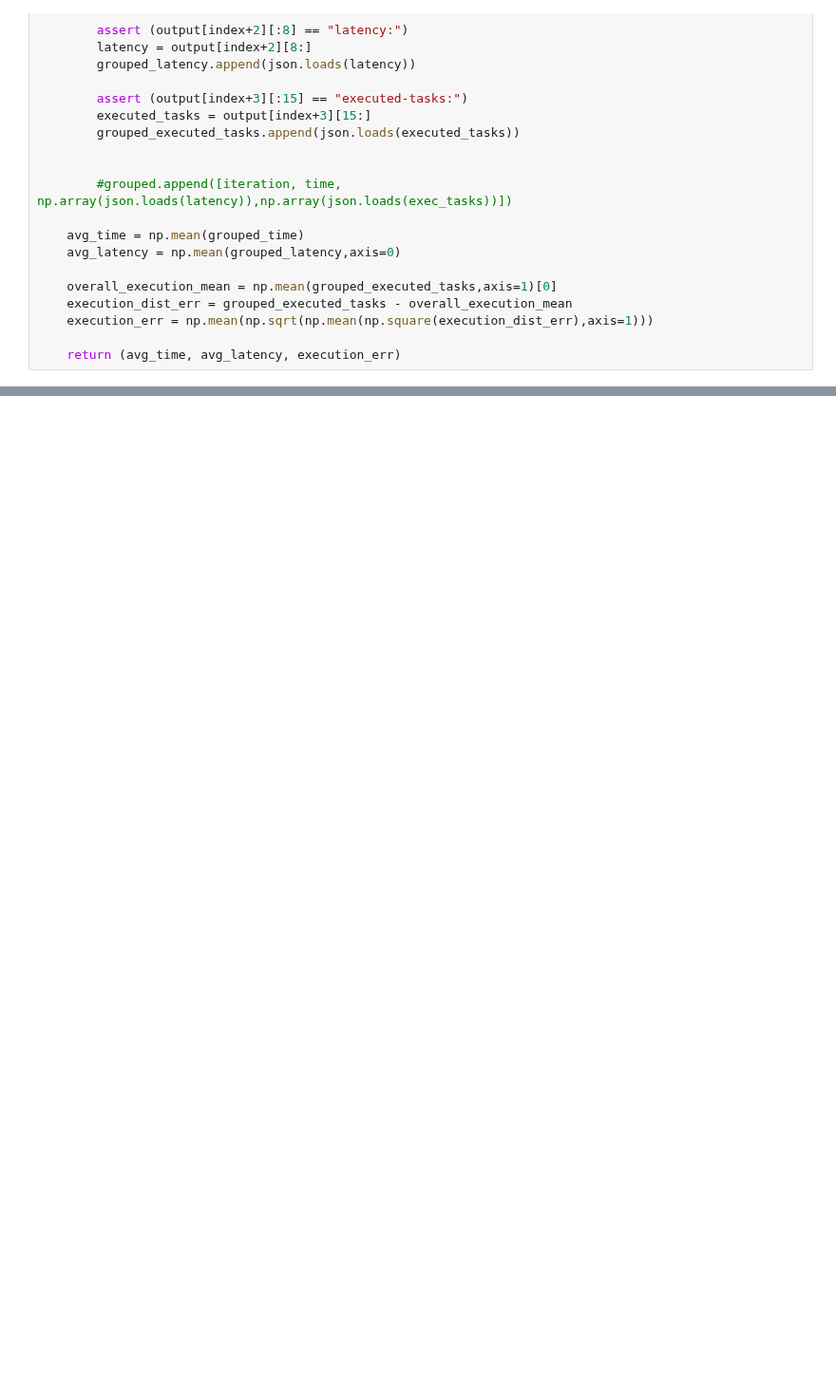
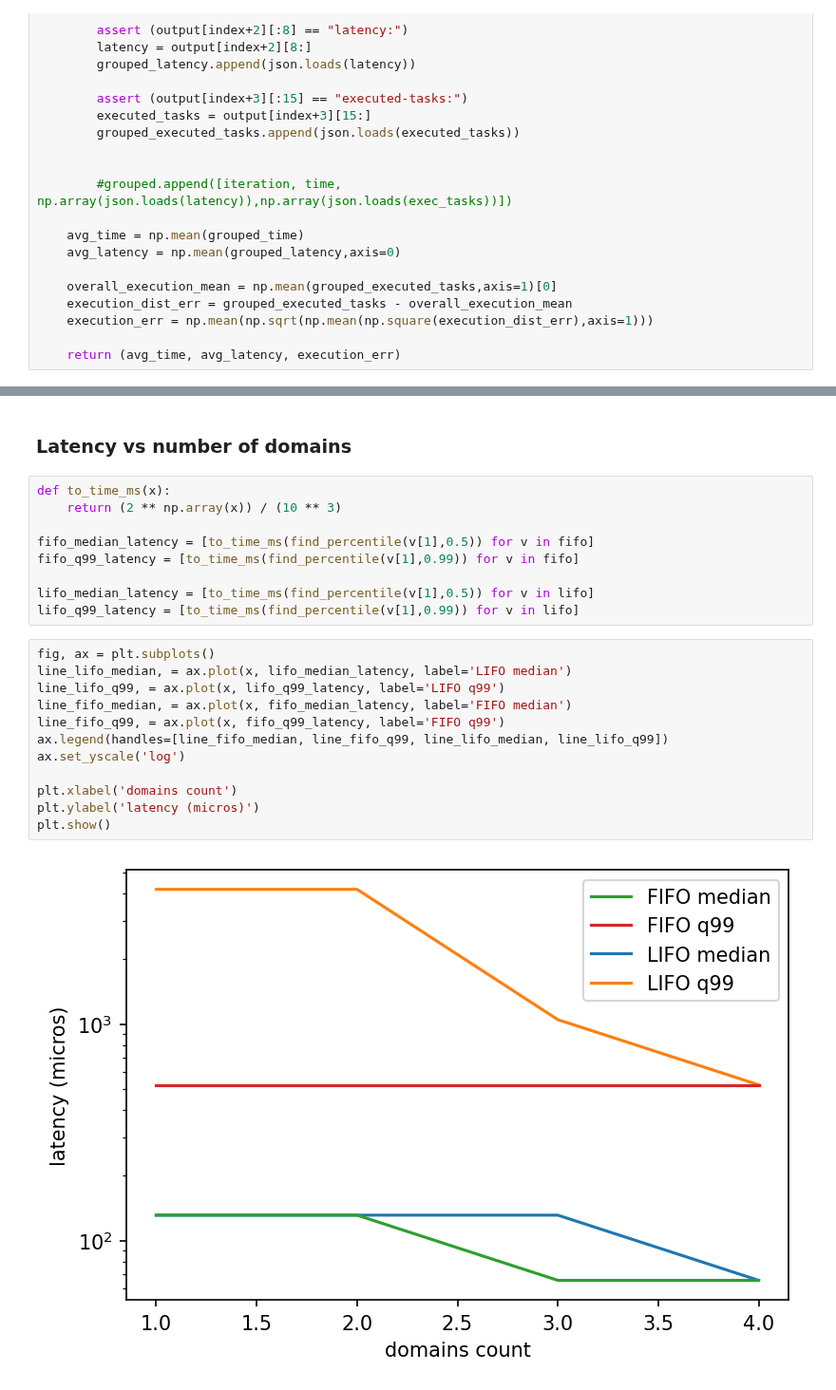
Before and after one commit to bartoszmodelski/ebsl, a Jupyter notebook: evaluation/run-benchmarks.py.ipynb, the cells around one changed output, grey strips where cells are left out. Shown at 95% size. Cells and saved outputs as stored; diff of their text form; blank space fills up the shorter version.

```diff
--- a/evaluation/run-benchmarks.py.ipynb
+++ b/evaluation/run-benchmarks.py.ipynb
@@ -67,0 +109,25 @@ import matplotlib.pyplot as plt
+# %% [markdown]
+### Latency vs number of domains
+# %%
+def to_time_ms(x):
+    return (2 ** np.array(x)) / (10 ** 3)
+
+fifo_median_latency = [to_time_ms(find_percentile(v[1],0.5)) for v in fifo]
+fifo_q99_latency = [to_time_ms(find_percentile(v[1],0.99)) for v in fifo]
+
+lifo_median_latency = [to_time_ms(find_percentile(v[1],0.5)) for v in lifo]
+lifo_q99_latency = [to_time_ms(find_percentile(v[1],0.99)) for v in lifo]
+# %%
+fig, ax = plt.subplots()
+line_lifo_median, = ax.plot(x, lifo_median_latency, label='LIFO median')
+line_lifo_q99, = ax.plot(x, lifo_q99_latency, label='LIFO q99')
+line_fifo_median, = ax.plot(x, fifo_median_latency, label='FIFO median')
+line_fifo_q99, = ax.plot(x, fifo_q99_latency, label='FIFO q99')
+ax.legend(handles=[line_fifo_median, line_fifo_q99, line_lifo_median, line_lifo_q99])
+ax.set_yscale('log')
+
+plt.xlabel('domains count')
+plt.ylabel('latency (micros)')
+plt.show()
+# %% [output]
+[figure, added]
```
Also changed, not shown: parts of 17 cells of this notebook, 1 other file.
